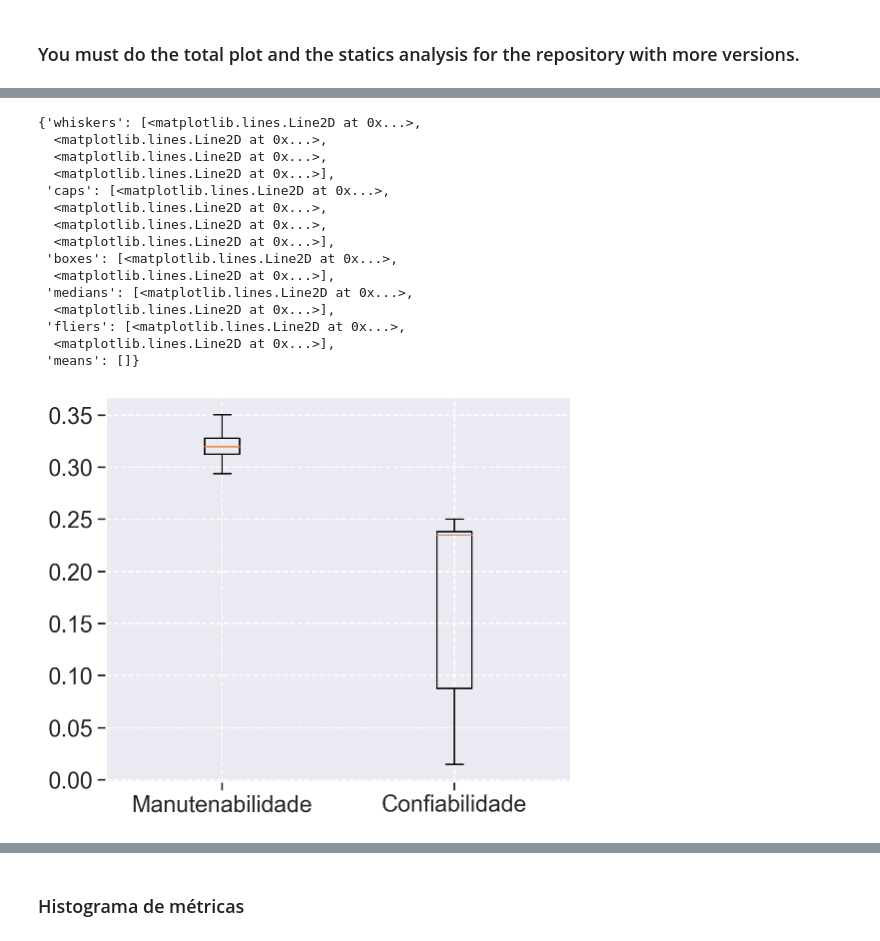
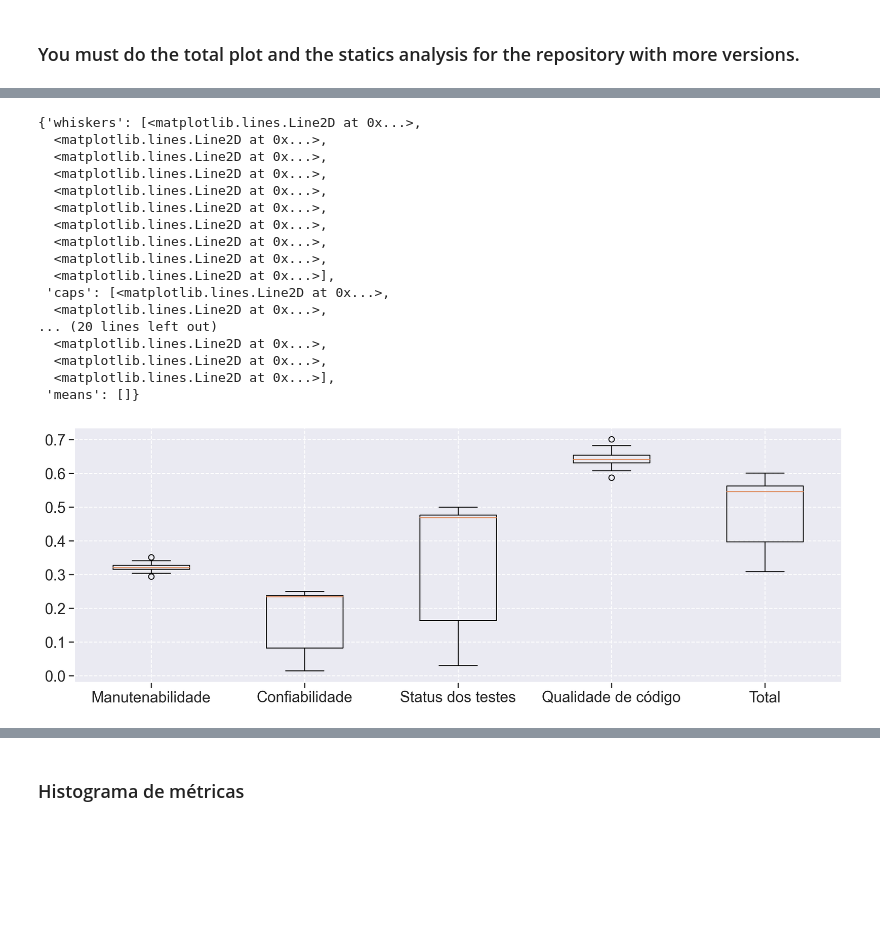
Before and after one commit to fga-eps-mds/2022-1-schedula-doc, a Jupyter notebook: analytics.ipynb, the cells around one changed output, grey strips where cells are left out. Drawn from its saved outputs; the diff is of its cells as text; code cells hidden in the pictures; blank space fills up the shorter version.

```diff
--- a/analytics.ipynb
+++ b/analytics.ipynb
@@ -916,23 +935,25 @@ Manutenabilidade
 # %%
-plt.figure(figsize=(6, 5))
+plt.figure(figsize=(15, 5))
 
 # boxplot
-plt.boxplot([metrics_df['Maintainability'], metrics_df['Reliability']],
-labels=['Manutenabilidade', 'Confiabilidade'])
+plt.boxplot([metrics_df['Maintainability'], metrics_df['Reliability'], metrics_df["testing_status"], metrics_df['code_quality'], metrics_df['total']],
+labels=['Manutenabilidade', 'Confiabilidade', 'Status dos testes', 'Qualidade de código', 'Total'])
 # %% [output]
 {'whiskers': [<matplotlib.lines.Line2D at 0x...>,
+  <matplotlib.lines.Line2D at 0x...>,
+  <matplotlib.lines.Line2D at 0x...>,
+  <matplotlib.lines.Line2D at 0x...>,
+  <matplotlib.lines.Line2D at 0x...>,
+  <matplotlib.lines.Line2D at 0x...>,
+  <matplotlib.lines.Line2D at 0x...>,
   <matplotlib.lines.Line2D at 0x...>,
   <matplotlib.lines.Line2D at 0x...>,
   <matplotlib.lines.Line2D at 0x...>],
  'caps': [<matplotlib.lines.Line2D at 0x...>,
   <matplotlib.lines.Line2D at 0x...>,
+... (20 lines left out)
+  <matplotlib.lines.Line2D at 0x...>,
   <matplotlib.lines.Line2D at 0x...>,
   <matplotlib.lines.Line2D at 0x...>],
- 'boxes': [<matplotlib.lines.Line2D at 0x...>,
-  <matplotlib.lines.Line2D at 0x...>],
- 'medians': [<matplotlib.lines.Line2D at 0x...>,
-  <matplotlib.lines.Line2D at 0x...>],
- 'fliers': [<matplotlib.lines.Line2D at 0x...>,
-  <matplotlib.lines.Line2D at 0x...>],
  'means': []}
-[figure, old version]
+[figure, new version]
```
Also changed, not shown: parts of 17 cells of this notebook, 2 other files.
